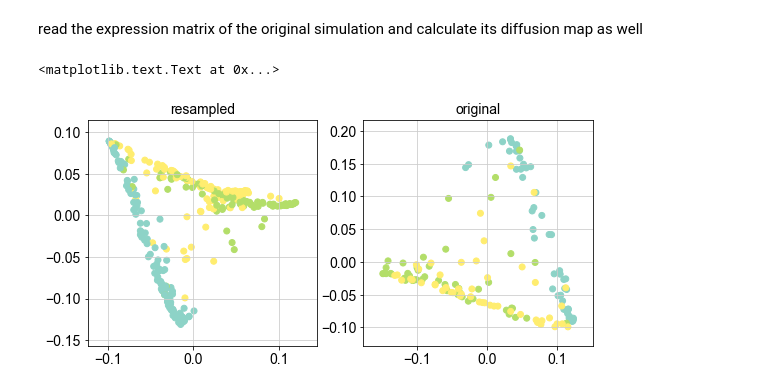
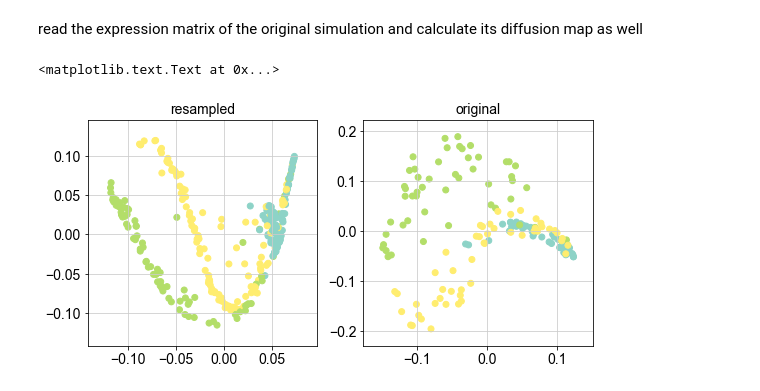
Before and after one commit to soedinglab/prosstt, a Jupyter notebook: examples/resample.ipynb, the cells around one changed output. Cells and saved outputs as stored; diff of their text form; code cells hidden in the pictures.

```diff
--- a/examples/resample.ipynb
+++ b/examples/resample.ipynb
@@ -86,23 +86,23 @@ cell_params = pd.read_csv(loc + "cellparams.txt", sep="\t", index_col=0)
 # %%
 %matplotlib inline
 import matplotlib.pyplot as plt
 # make sure to use viridis as the default color map
 import matplotlib as mpl
 mpl.rcParams['image.cmap'] = 'viridis'
 
 # translate the branch assignment of each cell to a number
 br_names, indices = np.unique(brns, return_inverse=True)
 
 fig, ax = plt.subplots(ncols=2)
 fig.set_size_inches(w=9, h=4)
-ax[0].scatter(dm[:, 0], dm[:, 1], c=indices, cmap="Set3")
+ax[0].scatter(dm[:, 0], dm[:, 3], c=indices, cmap="Set3")
 ax[0].set_title("resampled")
 
 br_names, indices = np.unique(cell_params["branches"], return_inverse=True)
 # dark blue is the beginning, yellow is the end
-ax[1].scatter(dm_og[:, 0], dm_og[:, 1], c=indices, cmap="Set3")
+ax[1].scatter(dm_og[:, 0], dm_og[:, 3], c=indices, cmap="Set3")
 ax[1].set_title("original")
 # %% [output]
 <matplotlib.text.Text at 0x...>
-[figure, old version]
+[figure, new version]
 # %%
```
Also changed, not shown: parts of 1 cell of this notebook, 5 other files.
